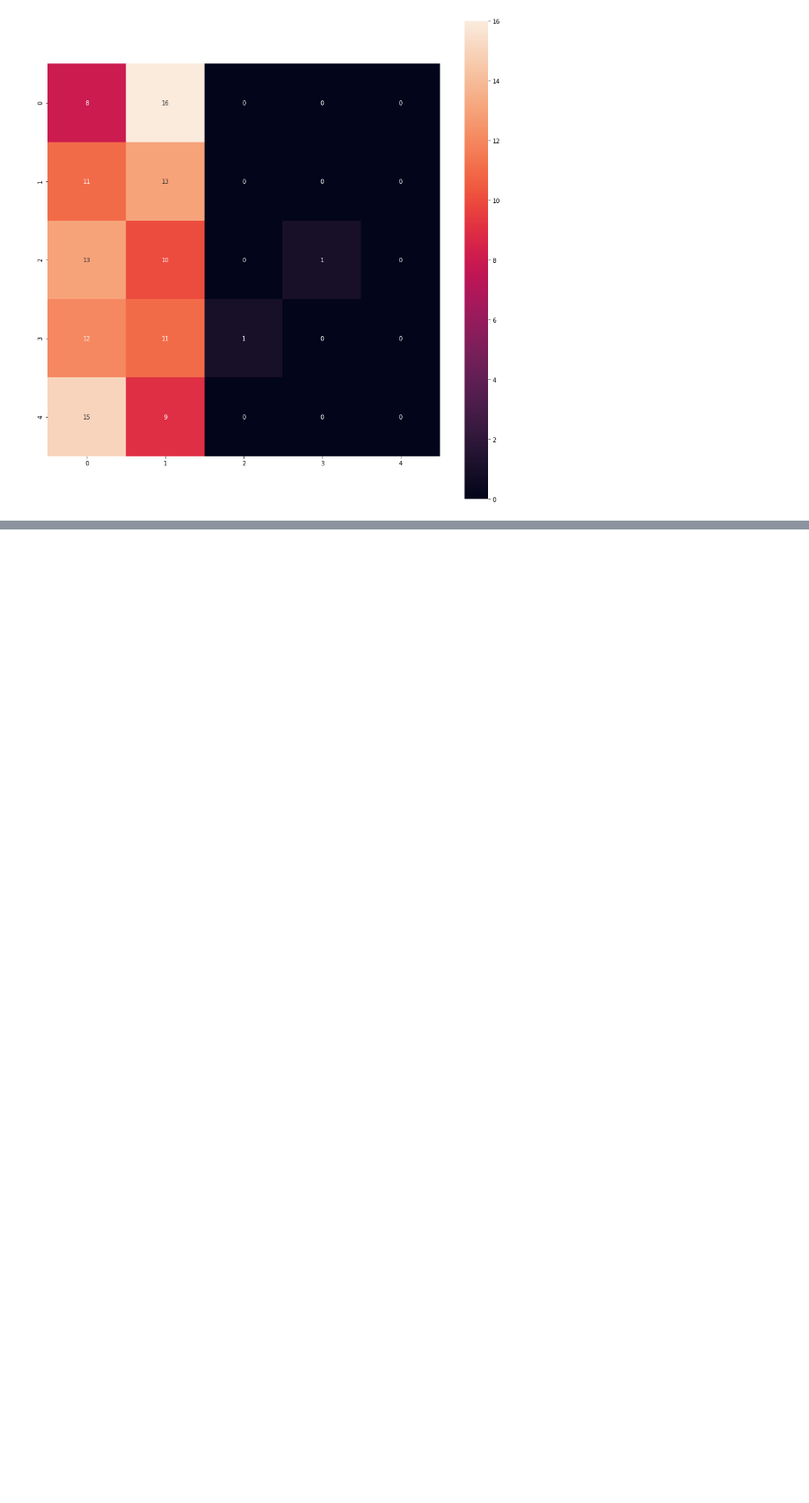
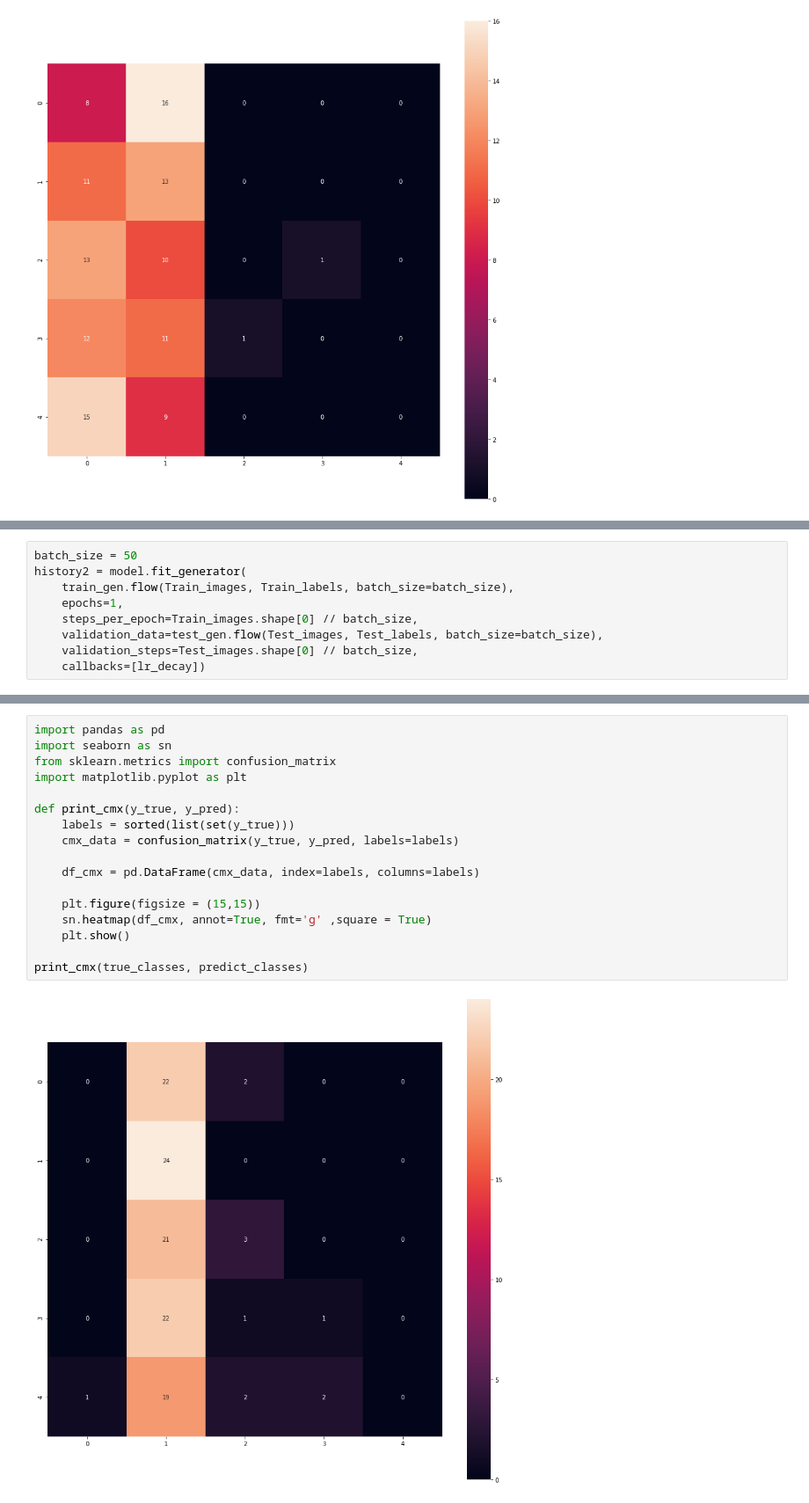
Before and after one commit to Nakamura-ta-hub/M5SeriesRobot_Book, a Jupyter notebook: 3_4_resnet_ipynb_のコピー0203.ipynb, the cells around one changed output, grey strips where cells are left out. Shown: that part at 88% size. Drawn from its saved outputs; the diff is of its cells as text; blank space fills up the shorter version.

```diff
--- a/3_4_resnet_ipynb_のコピー0203.ipynb
+++ b/3_4_resnet_ipynb_のコピー0203.ipynb
@@ -502,0 +568,9 @@ print_cmx(true_classes, predict_classes)
+# %%
+batch_size = 50
+history2 = model.fit_generator(
+    train_gen.flow(Train_images, Train_labels, batch_size=batch_size),
+    epochs=1,
+    steps_per_epoch=Train_images.shape[0] // batch_size,
+    validation_data=test_gen.flow(Test_images, Test_labels, batch_size=batch_size),
+    validation_steps=Test_images.shape[0] // batch_size,
+    callbacks=[lr_decay])
@@ -560,0 +625,19 @@ while i < 5:
+# %%
+import pandas as pd
+import seaborn as sn
+from sklearn.metrics import confusion_matrix
+import matplotlib.pyplot as plt
+
+def print_cmx(y_true, y_pred):
+    labels = sorted(list(set(y_true)))
+    cmx_data = confusion_matrix(y_true, y_pred, labels=labels)
+
+    df_cmx = pd.DataFrame(cmx_data, index=labels, columns=labels)
+
+    plt.figure(figsize = (15,15))
+    sn.heatmap(df_cmx, annot=True, fmt='g' ,square = True)
+    plt.show()
+
+print_cmx(true_classes, predict_classes)
+# %% [output]
+[figure, added]
```
Also changed, not shown: parts of 9 cells of this notebook.
